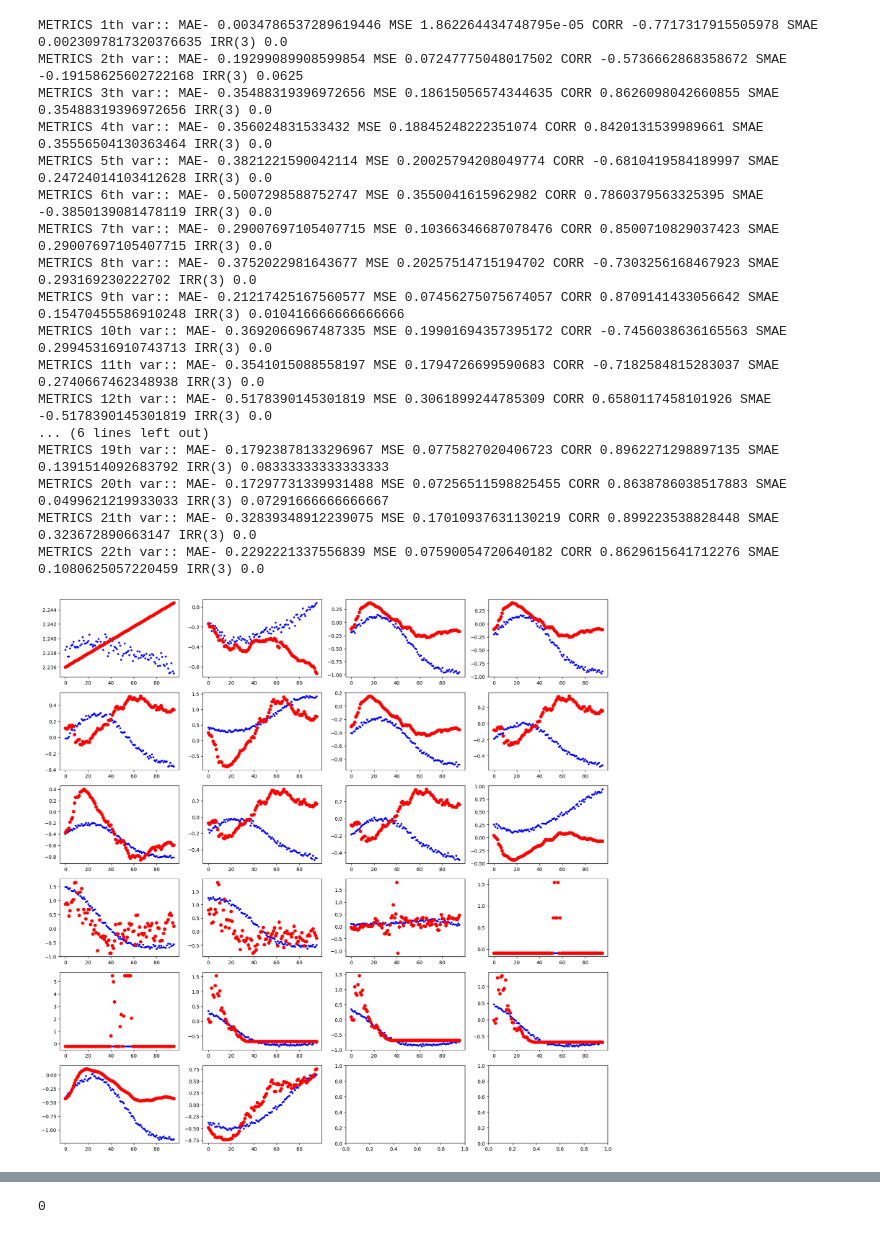
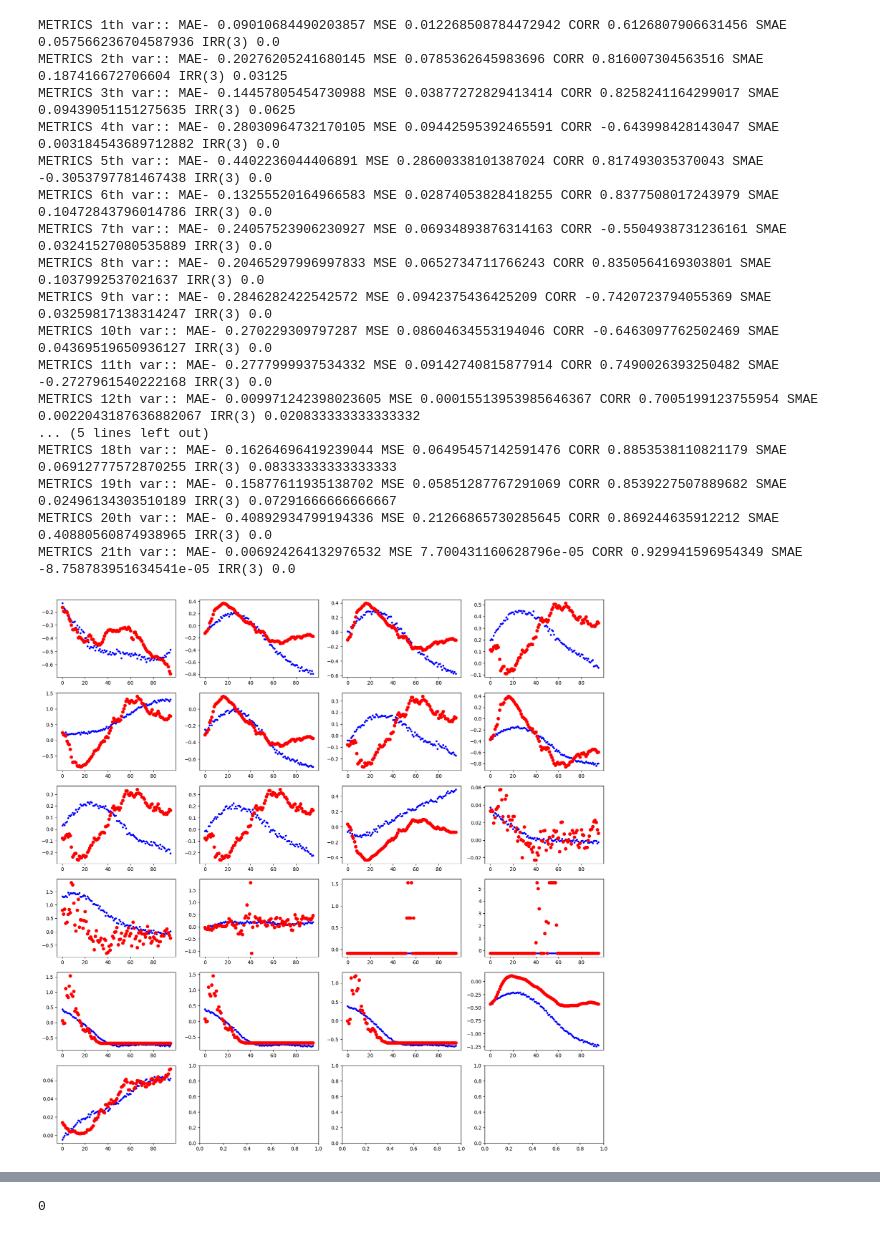
Before and after one commit to utolee90/tciTransformer, a Jupyter notebook: Amplitude_Comparison.ipynb, the cells around one changed output, grey strips where cells are left out. Saved outputs shown, nothing was run; the diff lists cells and outputs as text; code cells hidden in the pictures.

```diff
--- a/Amplitude_Comparison.ipynb
+++ b/Amplitude_Comparison.ipynb
@@ -30,7 +32,7 @@ import numpy as np
 
 load_files = ['metrics.npy', 'metrics_last.npy', 'pred.npy', 'true.npy']
 
-file_path = './results/' + path_weather[-1] + '/'
+file_path = './results/' + path_weather[-2] + '/'
 
 pred_obj = np.load(file_path + 'pred.npy')
 true_obj = np.load(file_path + 'true.npy')
@@ -57,7 +59,7 @@ step = 0
 # 변수 22개
 for i in range(6):
     for j in range(4):
-        if 4*i + j < 22:
+        if 4*i + j < 21:
             x = range(96)
             y1 = pred_obj[step,:,4*i+j]
             y2 = true_obj[step,:,4*i+j]
@@ -93,7 +95,7 @@ step = 48
 # 변수 22개
 for i in range(6):
     for j in range(4):
-        if 4*i + j < 22:
+        if 4*i + j < 21:
             x = range(96)
             y1 = pred_obj[step,:,4*i+j]
             y2 = true_obj[step,:,4*i+j]
@@ -123,39 +125,39 @@ METRICS 22th var:: MAE- 0.2795602083206177 MSE 0.13581843674182892 CORR 0.786921
 # %%
 xval = np.array(range(96))
 
 fig, axs = plt.subplots(6, 4, figsize=(20, 20))  # 5행 10열 서브플롯, figure 크기 조정
 step = 96
 
 # 변수 22개
 for i in range(6):
     for j in range(4):
-        if 4*i + j < 22:
+        if 4*i + j < 21:
             x = range(96)
             y1 = pred_obj[step,:,4*i+j]
             y2 = true_obj[step,:,4*i+j]
             ax = axs[i,j]
             ax.plot(x,y1, 'b.')
             ax.plot(x,y2 , 'ro')
             print(f"METRICS {4*i+j+1}th var:: MAE- {metric(y1,y2)[0]} MSE {metric(y1,y2)[1]} CORR {np.corrcoef(y1,y2)[0,1]} SMAE {SMAE(y1,y2)} IRR(3) {RATIO_IRR(y1,y2,3)}")
 # %% [output]
-METRICS 1th var:: MAE- 0.0034786537289619446 MSE 1.862264434748795e-05 CORR -0.7717317915505978 SMAE 0.0023097817320376635 IRR(3) 0.0
-METRICS 2th var:: MAE- 0.19299089908599854 MSE 0.07247775048017502 CORR -0.5736662868358672 SMAE -0.19158625602722168 IRR(3) 0.0625
-METRICS 3th var:: MAE- 0.35488319396972656 MSE 0.18615056574344635 CORR 0.8626098042660855 SMAE 0.35488319396972656 IRR(3) 0.0
-METRICS 4th var:: MAE- 0.356024831533432 MSE 0.18845248222351074 CORR 0.8420131539989661 SMAE 0.35556504130363464 IRR(3) 0.0
-METRICS 5th var:: MAE- 0.3821221590042114 MSE 0.20025794208049774 CORR -0.6810419584189997 SMAE 0.24724014103412628 IRR(3) 0.0
-METRICS 6th var:: MAE- 0.5007298588752747 MSE 0.3550041615962982 CORR 0.7860379563325395 SMAE -0.3850139081478119 IRR(3) 0.0
-METRICS 7th var:: MAE- 0.29007697105407715 MSE 0.10366346687078476 CORR 0.8500710829037423 SMAE 0.29007697105407715 IRR(3) 0.0
-METRICS 8th var:: MAE- 0.3752022981643677 MSE 0.20257514715194702 CORR -0.7303256168467923 SMAE 0.293169230222702 IRR(3) 0.0
-METRICS 9th var:: MAE- 0.21217425167560577 MSE 0.07456275075674057 CORR 0.8709141433056642 SMAE 0.15470455586910248 IRR(3) 0.010416666666666666
-METRICS 10th var:: MAE- 0.3692066967487335 MSE 0.19901694357395172 CORR -0.7456038636165563 SMAE 0.29945316910743713 IRR(3) 0.0
-METRICS 11th var:: MAE- 0.3541015088558197 MSE 0.1794726699590683 CORR -0.7182584815283037 SMAE 0.2740667462348938 IRR(3) 0.0
-METRICS 12th var:: MAE- 0.5178390145301819 MSE 0.3061899244785309 CORR 0.6580117458101926 SMAE -0.5178390145301819 IRR(3) 0.0
-... (6 lines left out)
-METRICS 19th var:: MAE- 0.17923878133296967 MSE 0.0775827020406723 CORR 0.8962271298897135 SMAE 0.1391514092683792 IRR(3) 0.08333333333333333
-METRICS 20th var:: MAE- 0.17297731339931488 MSE 0.07256511598825455 CORR 0.8638786038517883 SMAE 0.0499621219933033 IRR(3) 0.07291666666666667
-METRICS 21th var:: MAE- 0.32839348912239075 MSE 0.17010937631130219 CORR 0.899223538828448 SMAE 0.323672890663147 IRR(3) 0.0
-METRICS 22th var:: MAE- 0.2292221337556839 MSE 0.07590054720640182 CORR 0.8629615641712276 SMAE 0.1080625057220459 IRR(3) 0.0
+METRICS 1th var:: MAE- 0.09010684490203857 MSE 0.012268508784472942 CORR 0.6126807906631456 SMAE 0.057566236704587936 IRR(3) 0.0
+METRICS 2th var:: MAE- 0.20276205241680145 MSE 0.0785362645983696 CORR 0.816007304563516 SMAE 0.187416672706604 IRR(3) 0.03125
+METRICS 3th var:: MAE- 0.14457805454730988 MSE 0.03877272829413414 CORR 0.8258241164299017 SMAE 0.09439051151275635 IRR(3) 0.0625
+METRICS 4th var:: MAE- 0.28030964732170105 MSE 0.09442595392465591 CORR -0.643998428143047 SMAE 0.003184543689712882 IRR(3) 0.0
+METRICS 5th var:: MAE- 0.4402236044406891 MSE 0.28600338101387024 CORR 0.817493035370043 SMAE -0.3053797781467438 IRR(3) 0.0
+METRICS 6th var:: MAE- 0.13255520164966583 MSE 0.02874053828418255 CORR 0.8377508017243979 SMAE 0.10472843796014786 IRR(3) 0.0
+METRICS 7th var:: MAE- 0.24057523906230927 MSE 0.06934893876314163 CORR -0.5504938731236161 SMAE 0.03241527080535889 IRR(3) 0.0
+METRICS 8th var:: MAE- 0.20465297996997833 MSE 0.0652734711766243 CORR 0.8350564169303801 SMAE 0.1037992537021637 IRR(3) 0.0
+METRICS 9th var:: MAE- 0.2846282422542572 MSE 0.0942375436425209 CORR -0.7420723794055369 SMAE 0.03259817138314247 IRR(3) 0.0
+METRICS 10th var:: MAE- 0.270229309797287 MSE 0.08604634553194046 CORR -0.6463097762502469 SMAE 0.04369519650936127 IRR(3) 0.0
+METRICS 11th var:: MAE- 0.2777999937534332 MSE 0.09142740815877914 CORR 0.7490026393250482 SMAE -0.2727961540222168 IRR(3) 0.0
+METRICS 12th var:: MAE- 0.009971242398023605 MSE 0.00015513953985646367 CORR 0.7005199123755954 SMAE 0.0022043187636882067 IRR(3) 0.020833333333333332
+... (5 lines left out)
+METRICS 18th var:: MAE- 0.16264696419239044 MSE 0.06495457142591476 CORR 0.8853538110821179 SMAE 0.06912777572870255 IRR(3) 0.08333333333333333
+METRICS 19th var:: MAE- 0.15877611935138702 MSE 0.05851287767291069 CORR 0.8539227507889682 SMAE 0.02496134303510189 IRR(3) 0.07291666666666667
+METRICS 20th var:: MAE- 0.40892934799194336 MSE 0.21266865730285645 CORR 0.869244635912212 SMAE 0.40880560874938965 IRR(3) 0.0
+METRICS 21th var:: MAE- 0.006924264132976532 MSE 7.700431160628796e-05 CORR 0.929941596954349 SMAE -8.758783951634541e-05 IRR(3) 0.0
-[figure, old version]
+[figure, new version]
 # %%
 true_obj[0, 0, :]
 # %% [output]
```
Also changed, not shown: parts of 26 cells of this notebook, 7 other files.
